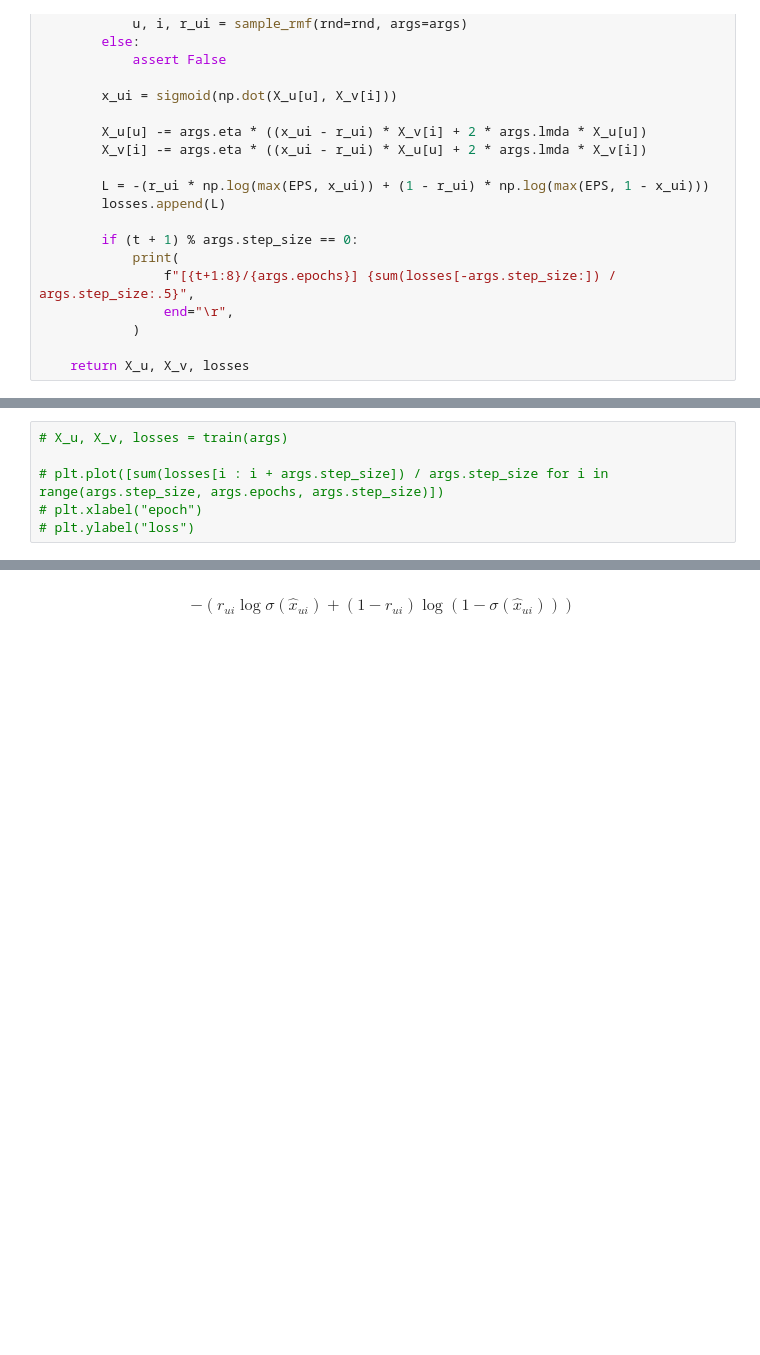
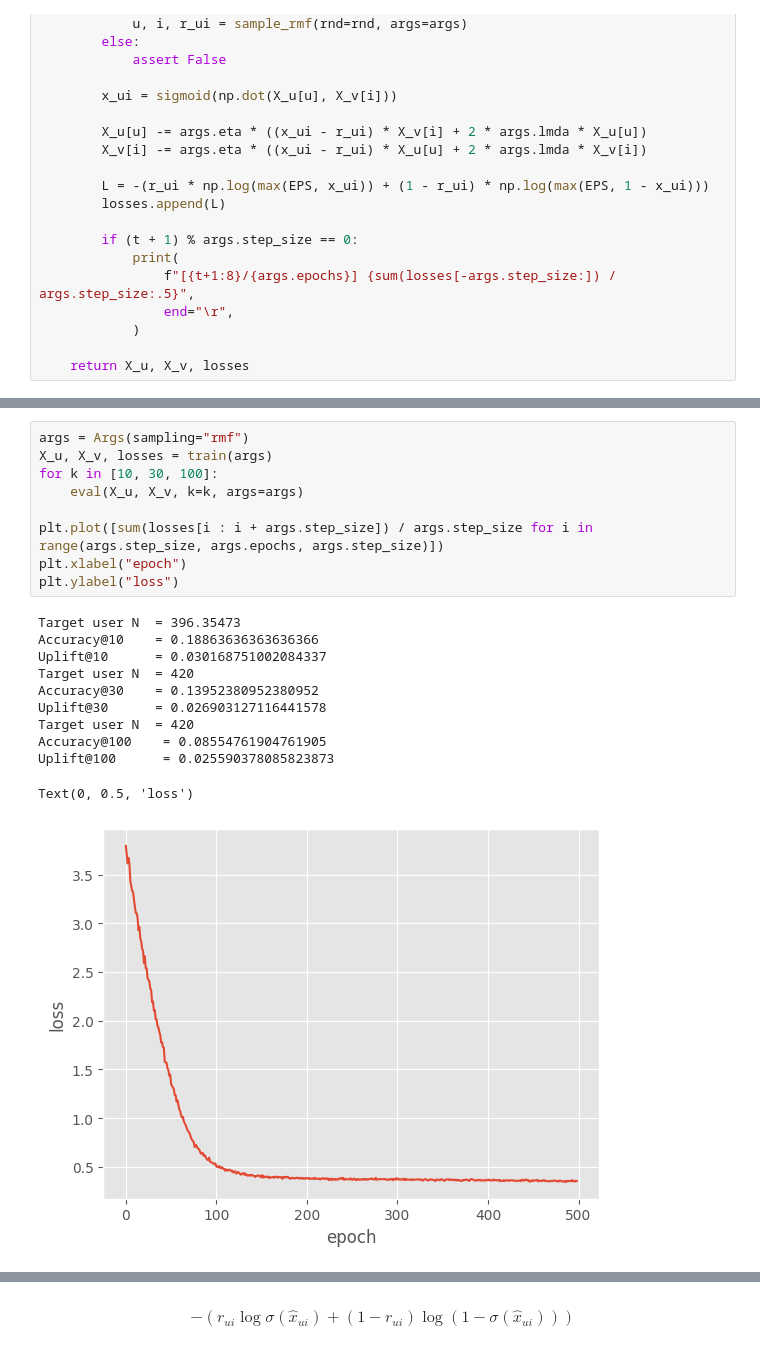
Before and after one commit to tishii2479/my-master-project, a Jupyter notebook: proj-03/train.ipynb, the cells around one changed output, grey strips where cells are left out. Saved outputs shown, nothing was run; the diff lists cells and outputs as text; blank space fills up the shorter version.

```diff
--- a/proj-03/train.ipynb
+++ b/proj-03/train.ipynb
@@ -199,6 +234,21 @@ def train(args: Args) -> tuple[np.ndarray, np.ndarray, list[float]]:
 # %%
-# X_u, X_v, losses = train(args)
+args = Args(sampling="rmf")
+X_u, X_v, losses = train(args)
+for k in [10, 30, 100]:
+    eval(X_u, X_v, k=k, args=args)
 
-# plt.plot([sum(losses[i : i + args.step_size]) / args.step_size for i in range(args.step_size, args.epochs, args.step_size)])
-# plt.xlabel("epoch")
-# plt.ylabel("loss")
+plt.plot([sum(losses[i : i + args.step_size]) / args.step_size for i in range(args.step_size, args.epochs, args.step_size)])
+plt.xlabel("epoch")
+plt.ylabel("loss")
+# %% [output]
+Target user N  = 396.35473
+Accuracy@10    = 0.18863636363636366
+Uplift@10      = 0.030168751002084337
+Target user N  = 420
+Accuracy@30    = 0.13952380952380952
+Uplift@30      = 0.026903127116441578
+Target user N  = 420
+Accuracy@100    = 0.08554761904761905
+Uplift@100      = 0.025590378085823873
+Text(0, 0.5, 'loss')
+[figure, added]
```
Also changed, not shown: parts of 4 cells of this notebook.
